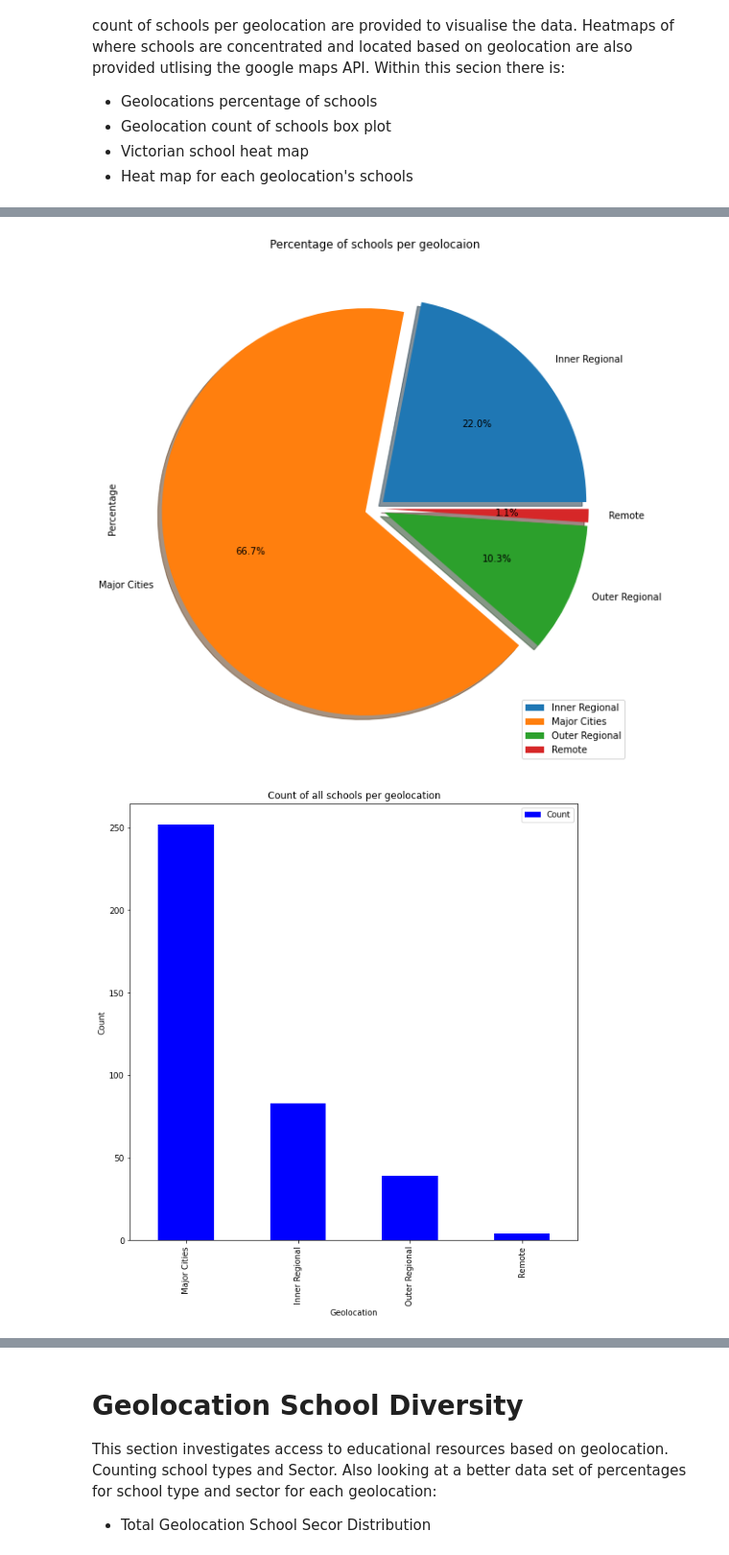
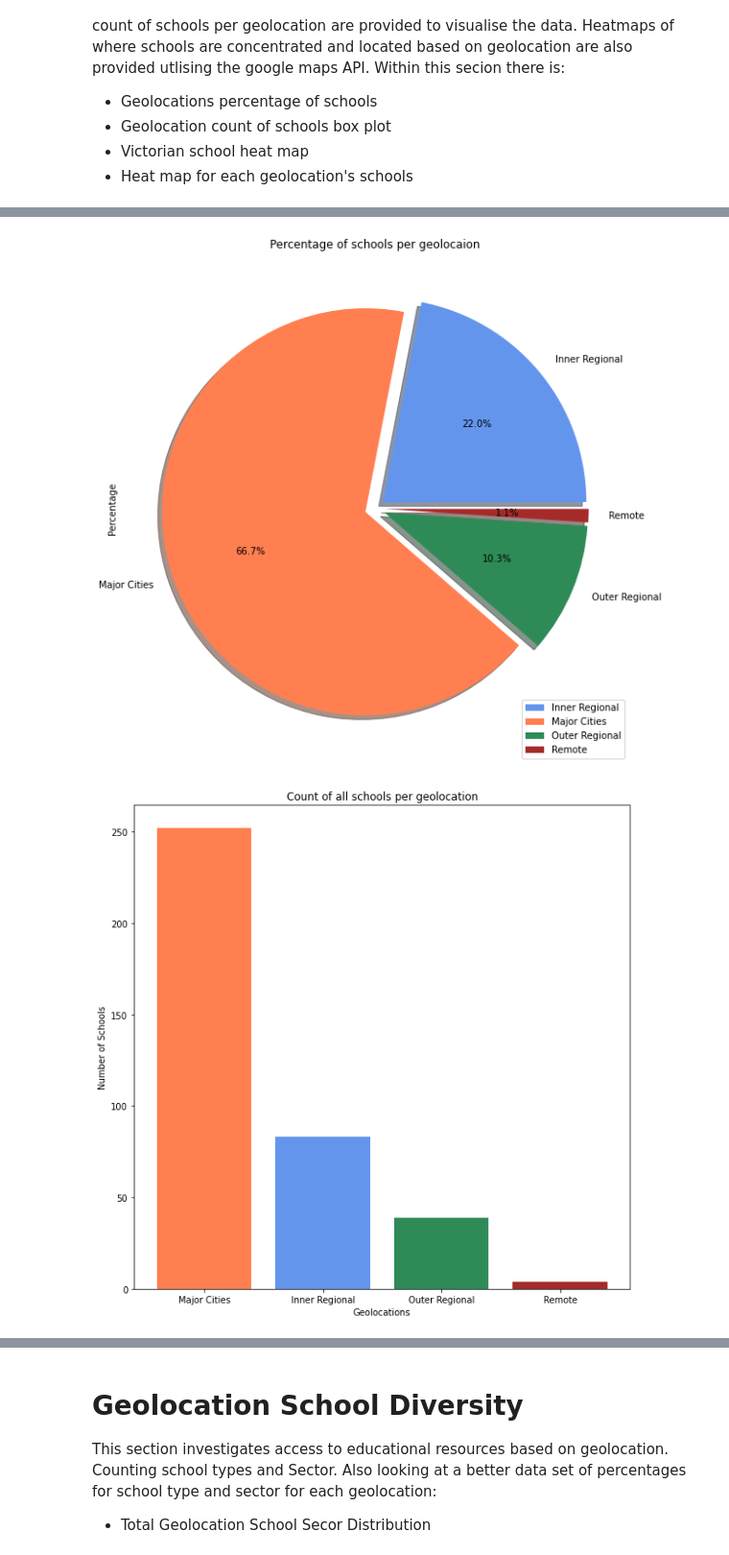
Before and after one commit to joshmartin33/project-one, a Jupyter notebook: analysis.ipynb, the cells around one changed output, grey strips where cells are left out. Shown at 96% size. Drawn from its saved outputs; the diff is of its cells as text; code cells hidden in the pictures.

Commit message:
Color coded graphs

```diff
--- a/analysis.ipynb
+++ b/analysis.ipynb
@@ -45,7 +45,7 @@ This section provides an overarching investigation into the distributuion of whe
 #Count of each school in each geo location and calculate geolocation's count percentage
 geo_schools_gb = school_df.groupby(['Geolocation'])
 schools_sort_size = pd.DataFrame(geo_schools_gb.size())
-schools_sort_size.columns = ["Count"]
-schools_sort_size ["Percentage"] = (100*(schools_sort_size['Count']/schools_sort_size['Count'].sum()))
+schools_sort_size.columns = ['Number of Schools']
+schools_sort_size ["Percentage"] = (100*(schools_sort_size['Number of Schools']/schools_sort_size['Number of Schools'].sum()))
 schools_sort_size
 # %% [output]
@@ -58,21 +58,28 @@ schools_sort_size
 # %%
 #Percentage of all schools in Victoria per Geolocation
 schools_sort_size.plot.pie(y= 'Percentage' ,figsize=(10,10), explode=( 0.05,0.05,0.05,0.05),
-        labels=("Inner Regional", "Major Cities", "Outer Regional", "Remote"),shadow= True, autopct="%1.1f%%")
+        labels=("Inner Regional", "Major Cities", "Outer Regional", "Remote"),shadow= True, autopct="%1.1f%%", colors = ['cornflowerblue','coral','seagreen','brown'])
 plt.title('Percentage of schools per geolocaion')
 plt.savefig('output/schools_perc_pie.png')
 plt.show()
 # %% [output]
-[figure, old version]
+[figure, new version]
 # %%
 #Count of all schools in Victoria per Geolocation
+
 schools_sort_size_bar = schools_sort_size.drop(schools_sort_size.columns[1],axis=1,)
-schools_sort_size_bar = schools_sort_size_bar.sort_values('Count', ascending= False)
-schools_sort_size_bar.plot.bar(ylabel= 'Count',color='blue',title = 'Count of all schools per geolocation' ,figsize=(10,10), align='center')
+schools_sort_size_bar = schools_sort_size_bar.sort_values('Number of Schools', ascending= False)
+x_axis = ['Major Cities','Inner Regional', 'Outer Regional', 'Remote']
+y_axis = schools_sort_size_bar['Number of Schools']
+plt.figure(figsize=(10,10))
+plt.bar(x_axis,y_axis, color=['coral','cornflowerblue','seagreen','brown'],)
+plt.ylabel('Number of Schools')
+plt.xlabel('Geolocations')
+plt.title('Count of all schools per geolocation')
 plt.savefig('output/schools_count_bar.png')
 plt.show()
 # %% [output]
-[figure, old version]
+[figure, new version]
 # %%
 #School location heatmap
 locations = school_df[["Latitude", "Longitude"]].astype(float)
```
Also changed, not shown: parts of 14 cells of this notebook, 9 other files.
